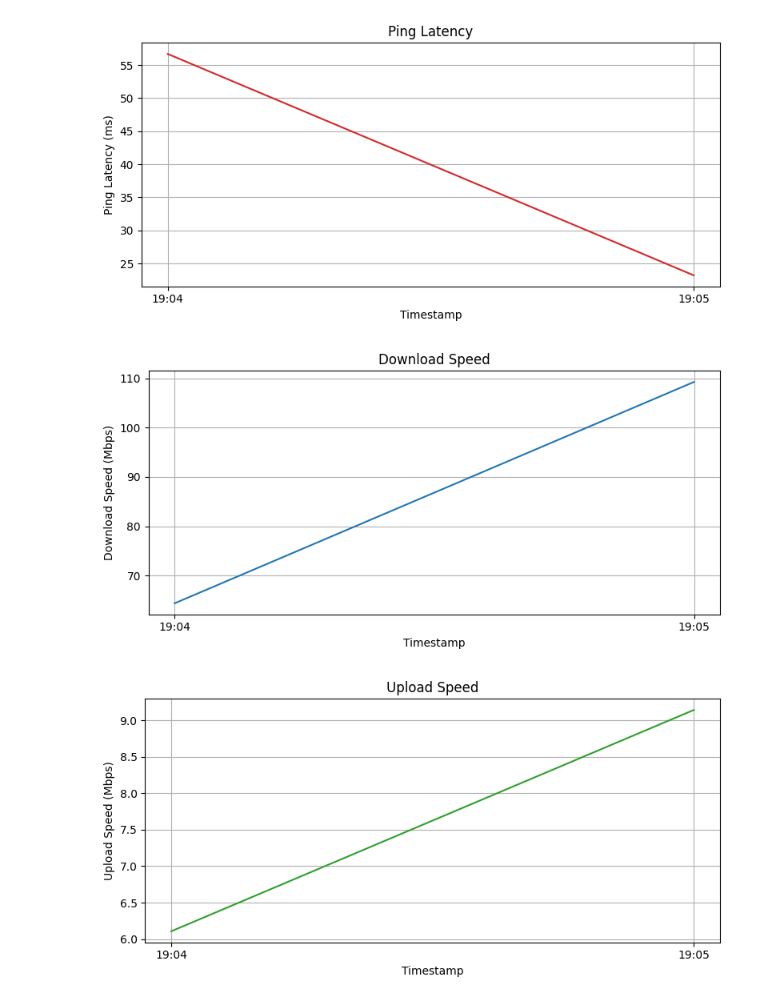
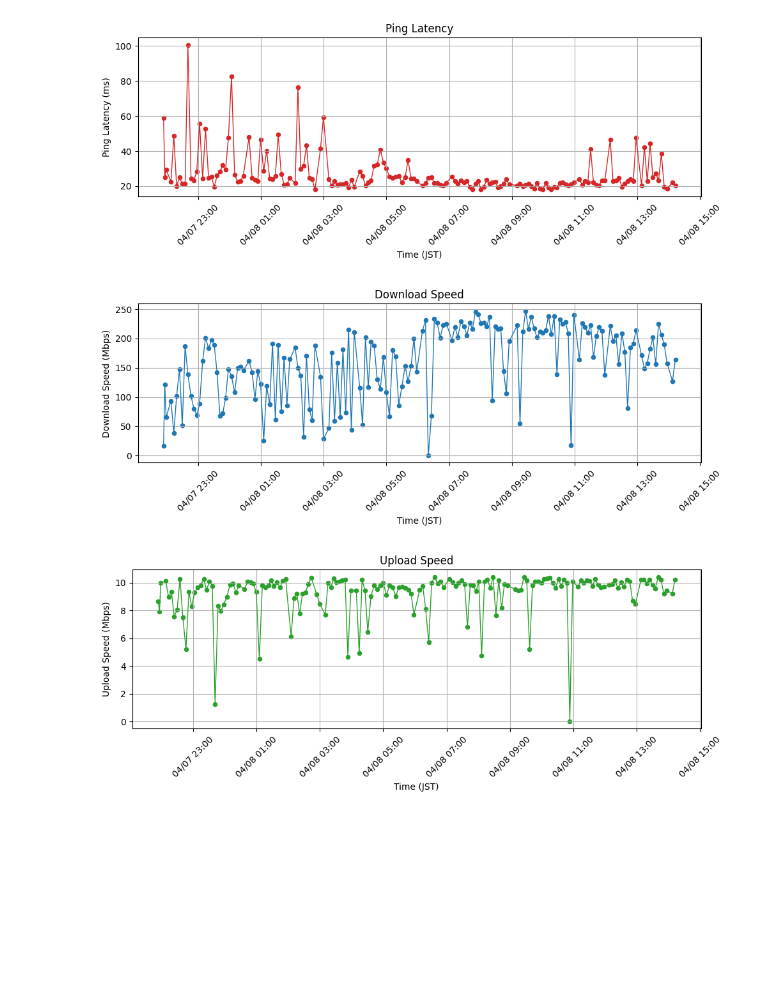
Before and after one commit to aralsea/speedtest, a Jupyter notebook: src/show.ipynb, the cells around one changed output. Cells and saved outputs as stored; diff of their text form; code cells hidden in the pictures; blank space fills up the shorter version.

```diff
--- a/src/show.ipynb
+++ b/src/show.ipynb
@@ -3,56 +3,73 @@ import json
 import matplotlib.pyplot as plt
 from datetime import datetime
 from pytz import timezone
+import matplotlib.dates as mdates
 
 # JSONデータを読み込む
-with open('speedtest.json') as f:
+with open('test.json') as f:
     data = json.load(f)
 
 # タイムゾーンを東京に設定
 jst = timezone('Asia/Tokyo')
 
 # タイムスタンプ、ping、download、uploadのデータを抽出
 timestamps = []
 ping_latencies = []
 download_speeds = []
 upload_speeds = []
 
 for result in data:
-    timestamp = datetime.fromisoformat(result['timestamp'].replace('Z', '+00:00')).astimezone(jst)
-    timestamps.append(timestamp.strftime('%H:%M'))  # 時刻のみを抽出
-    ping_latencies.append(result['ping']['latency'])
-    download_speeds.append(result['download']['bandwidth'] / 125000)  # Mbpsに変換
-    upload_speeds.append(result['upload']['bandwidth'] / 125000)  # Mbpsに変換
+    timestamp = datetime.fromisoformat(result['timestamp'].replace('Z', '+00:00'))
+    timestamps.append(timestamp)  # 時刻のみを抽出
+    ping_latencies.append(result['ping'])
+    download_speeds.append(result['download'] / 1000000)  # Mbpsに変換
+    upload_speeds.append(result['upload'] / 1000000)  # Mbpsに変換
+
+# JSTを表示するためのフォーマッター
+jst_formatter = mdates.DateFormatter('%m/%d %H:%M', tz=jst)
+
 # pingのグラフをプロット
-plt.figure(figsize=(8, 4))
-plt.plot(timestamps, ping_latencies, color='tab:red')
-plt.xlabel('Timestamp')
+plt.figure(figsize=(10, 4))
+plt.scatter(timestamps, ping_latencies, color='tab:red', marker='o', s=20)
+plt.plot(timestamps, ping_latencies, color='tab:red', linewidth=1)
+plt.xlabel('Time (JST)')
 plt.ylabel('Ping Latency (ms)')
 plt.title('Ping Latency')
 plt.grid(True)
+plt.gca().xaxis.set_major_formatter(jst_formatter)
+plt.gca().xaxis.set_major_locator(mdates.AutoDateLocator())
+plt.xticks(rotation=45)  # 時刻を45度回転
 plt.tight_layout()
 plt.show()
 
 # download速度のグラフをプロット
-plt.figure(figsize=(8, 4))
-plt.plot(timestamps, download_speeds, color='tab:blue')
-plt.xlabel('Timestamp')
+plt.figure(figsize=(10, 4))
+plt.scatter(timestamps, download_speeds, color='tab:blue', marker='o', s=20)
+plt.plot(timestamps, download_speeds, color='tab:blue', linewidth=1)
+plt.xlabel('Time (JST)')
 plt.ylabel('Download Speed (Mbps)')
 plt.title('Download Speed')
 plt.grid(True)
+plt.gca().xaxis.set_major_formatter(jst_formatter)
+plt.gca().xaxis.set_major_locator(mdates.AutoDateLocator())
+plt.xticks(rotation=45)  # 時刻を45度回転
 plt.tight_layout()
 plt.show()
 
 # upload速度のグラフをプロット
-plt.figure(figsize=(8, 4))
-plt.plot(timestamps, upload_speeds, color='tab:green')
-plt.xlabel('Timestamp')
+plt.figure(figsize=(10, 4))
+plt.scatter(timestamps, upload_speeds, color='tab:green', marker='o', s=20)
+plt.plot(timestamps, upload_speeds, color='tab:green', linewidth=1)
+plt.xlabel('Time (JST)')
 plt.ylabel('Upload Speed (Mbps)')
 plt.title('Upload Speed')
 plt.grid(True)
+plt.gca().xaxis.set_major_formatter(jst_formatter)
+plt.gca().xaxis.set_major_locator(mdates.AutoDateLocator())
+plt.xticks(rotation=45)  # 時刻を45度回転
 plt.tight_layout()
 plt.show()
 # %% [output]
-[figure, old version]
+[figure, new version]
-[figure, old version]
+[figure, new version]
-[figure, old version]
+[figure, new version]
```
Also changed, not shown: 1 other file.
